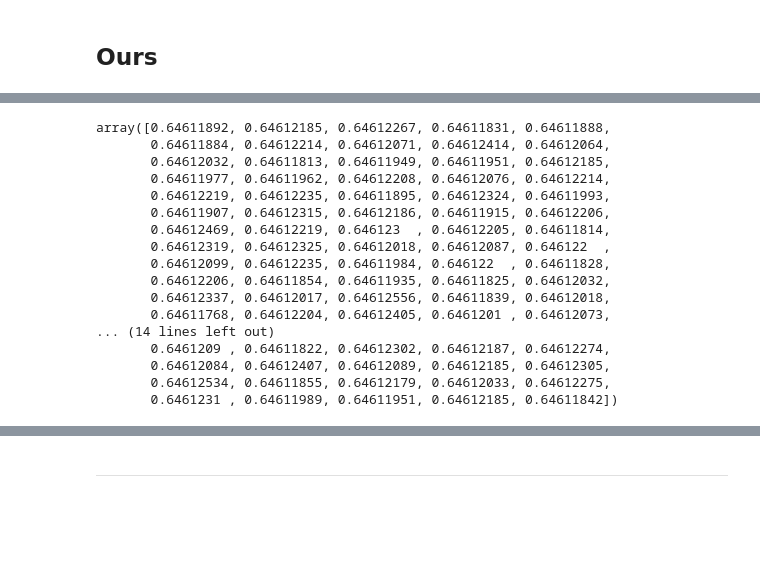
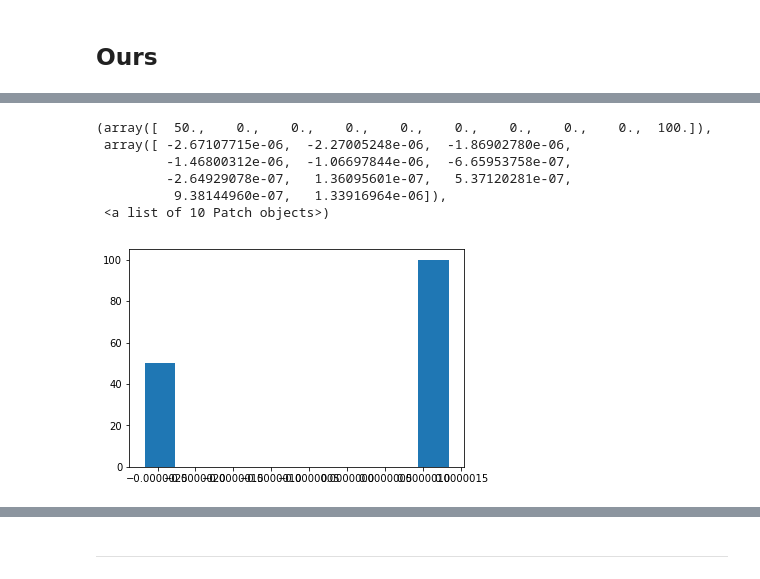
Before and after one commit to AVBelyy/sparse-multi-svm, a Jupyter notebook: Optimization.ipynb, the cells around one changed output, grey strips where cells are left out. Cells and saved outputs as stored; diff of their text form; code cells hidden in the pictures; blank space fills up the shorter version.

```diff
--- a/Optimization.ipynb
+++ b/Optimization.ipynb
@@ -146,20 +166,10 @@ plt.show()
-# %%
-dense_sparse_mul(y, grad_f(dense_sparse_mul(y, ν))).data
-# %% [output]
-array([0.64611892, 0.64612185, 0.64612267, 0.64611831, 0.64611888,
-       0.64611884, 0.64612214, 0.64612071, 0.64612414, 0.64612064,
-       0.64612032, 0.64611813, 0.64611949, 0.64611951, 0.64612185,
-       0.64611977, 0.64611962, 0.64612208, 0.64612076, 0.64612214,
-       0.64612219, 0.64612235, 0.64611895, 0.64612324, 0.64611993,
-       0.64611907, 0.64612315, 0.64612186, 0.64611915, 0.64612206,
-       0.64612469, 0.64612219, 0.646123  , 0.64612205, 0.64611814,
-       0.64612319, 0.64612325, 0.64612018, 0.64612087, 0.646122  ,
-       0.64612099, 0.64612235, 0.64611984, 0.646122  , 0.64611828,
-       0.64612206, 0.64611854, 0.64611935, 0.64611825, 0.64612032,
-       0.64612337, 0.64612017, 0.64612556, 0.64611839, 0.64612018,
-       0.64611768, 0.64612204, 0.64612405, 0.6461201 , 0.64612073,
-... (14 lines left out)
-       0.6461209 , 0.64611822, 0.64612302, 0.64612187, 0.64612274,
-       0.64612084, 0.64612407, 0.64612089, 0.64612185, 0.64612305,
-       0.64612534, 0.64611855, 0.64612179, 0.64612033, 0.64612275,
-       0.6461231 , 0.64611989, 0.64611951, 0.64612185, 0.64611842])
+# %%
+plt.hist(ν.data)
+# %% [output]
+(array([  50.,    0.,    0.,    0.,    0.,    0.,    0.,    0.,    0.,  100.]),
+ array([ -2.67107715e-06,  -2.27005248e-06,  -1.86902780e-06,
+         -1.46800312e-06,  -1.06697844e-06,  -6.65953758e-07,
+         -2.64929078e-07,   1.36095601e-07,   5.37120281e-07,
+          9.38144960e-07,   1.33916964e-06]),
+ <a list of 10 Patch objects>)
+[figure, added]
```
Also changed, not shown: parts of 7 cells of this notebook.
